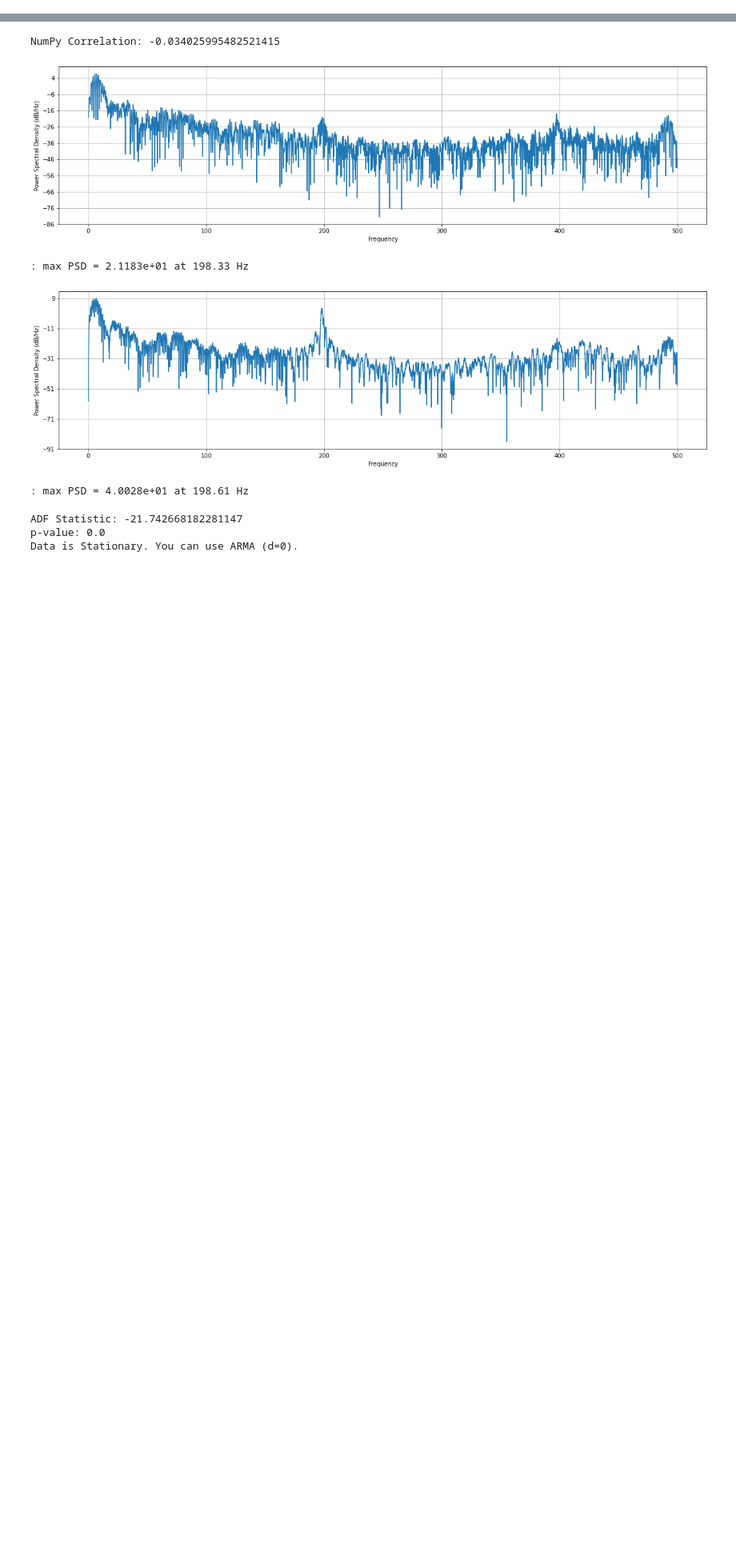
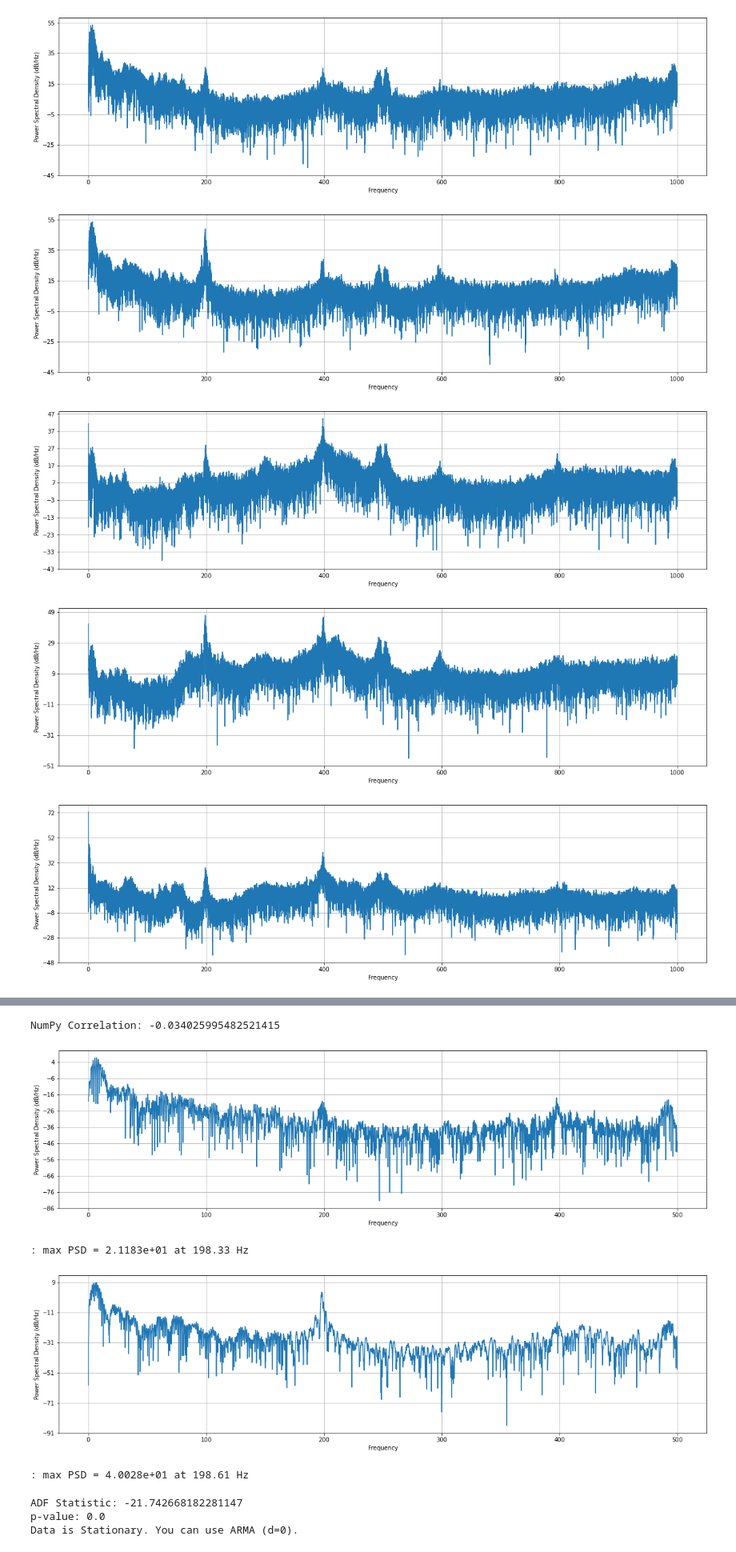
Before and after one commit to zijiandongkurt/5SC29-Group-4-Project, a Jupyter notebook: Frequency_Analysis.ipynb, the cells around one changed output, grey strips where cells are left out. Shown at 80% size. Saved outputs shown, nothing was run; the diff lists cells and outputs as text; code cells hidden in the pictures; blank space fills up the shorter version.

```diff
--- a/Frequency_Analysis.ipynb
+++ b/Frequency_Analysis.ipynb
@@ -88 +93,29 @@ print(f": max PSD = {10*np.log10(max_val):.4e} at {freq_at_max:.2f} Hz")
 : max PSD = 3.1309e+01 at 199.62 Hz
+# %%
+plt.figure(figsize=(20, 5))
+plt.psd(x[:,0], NFFT = len(x), Fs = Fs)
+plt.show()
+plt.figure(figsize=(20, 5))
+plt.psd(bad[:,0], NFFT = len(x), Fs = Fs)
+plt.show()
+
+
+plt.figure(figsize=(20, 5))
+plt.psd(x[:,1], NFFT = len(x), Fs = Fs)
+plt.show()
+plt.figure(figsize=(20, 5))
+plt.psd(bad[:,1], NFFT = len(x), Fs = Fs)
+plt.show()
+
+plt.figure(figsize=(20, 5))
+plt.psd(x[:,2], NFFT = len(x), Fs = Fs)
+plt.show()
+plt.figure(figsize=(20, 5))
+plt.psd(bad[:,2], NFFT = len(x), Fs = Fs)
+plt.show()
+# %% [output]
+[figure, added]
+[figure, added]
+[figure, added]
+[figure, added]
+[figure, added]
```
Also changed, not shown: parts of 2 cells of this notebook, 2 other files.
